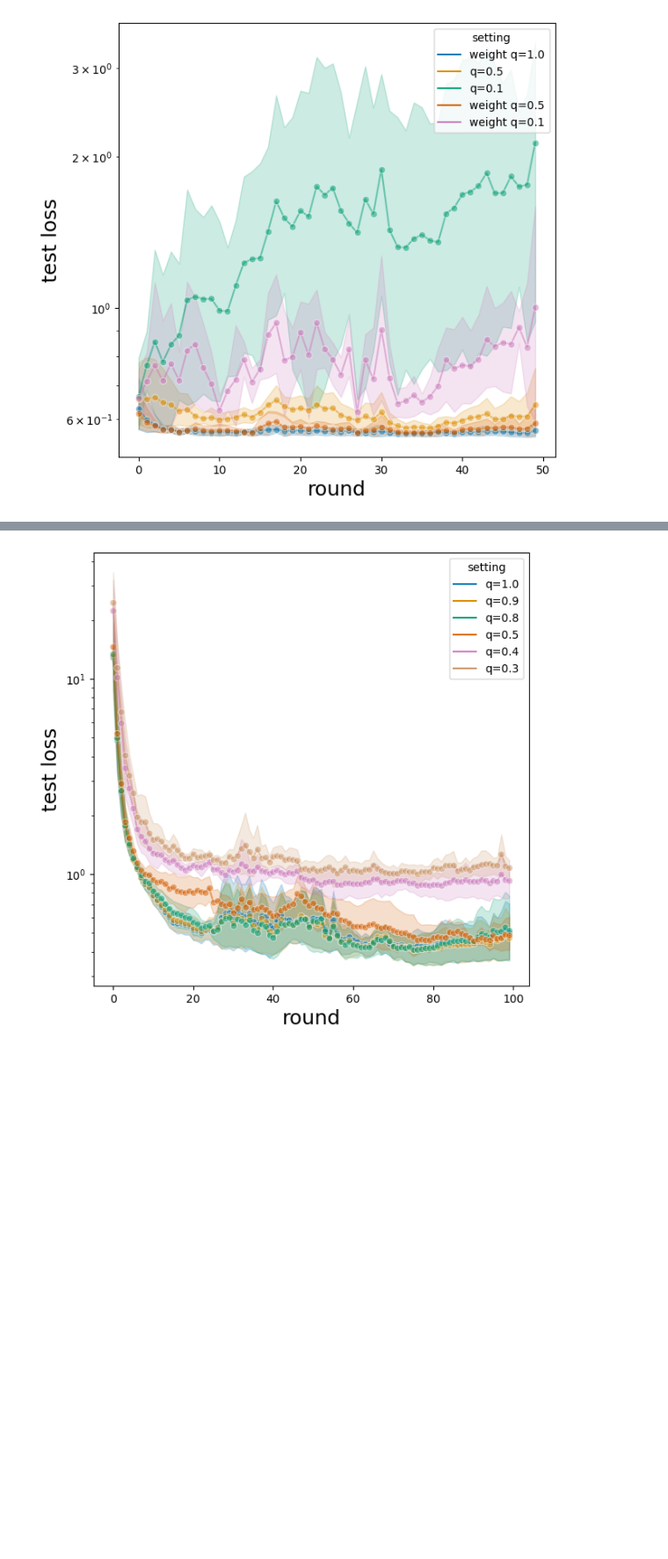
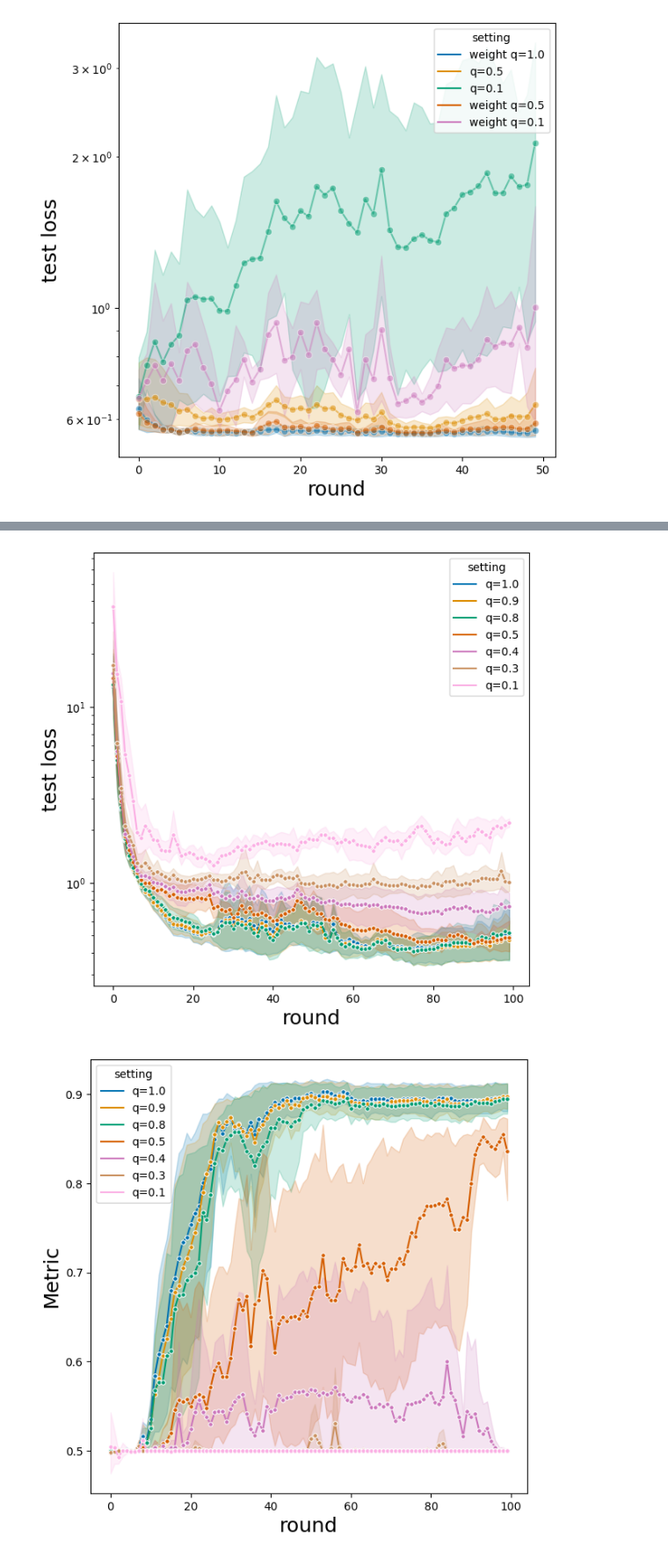
Before and after one commit to FumiyukiKato/uldp-fl, a Jupyter notebook: exp/exp_results.ipynb, the cells around one changed output, grey strips where cells are left out. Shown at 88% size. Drawn from its saved outputs; the diff is of its cells as text; code cells hidden in the pictures; blank space fills up the shorter version.

```diff
--- a/exp/exp_results.ipynb
+++ b/exp/exp_results.ipynb
@@ -998,7 +1050,7 @@ Namespace(seed=0, gpu_id=1, silo_id=None, dataset_name='mnist', model_name='cnn'
 # %%
 # Creditcard sampling
 
-setting_map = {0: "q=1.0", 1: "q=0.9", 2: "q=0.8", 3: "q=0.5", 4: "q=0.4", 5: "q=0.3"}
+setting_map = {0: "q=1.0", 1: "q=0.9", 2: "q=0.8", 3: "q=0.5", 4: "q=0.4", 5: "q=0.3", 6: "q=0.1"}
 
 # .197で実行中
 
@@ -1009,11 +1061,14 @@ file_paths = [
     "/Users/fumiyuki/research/AcSilo/acsilo/exp/results/d9a12dc021/sim-20230714182326-results.json",
     "/Users/fumiyuki/research/AcSilo/acsilo/exp/results/457af4c180/sim-20230715053649-results.json",
     "/Users/fumiyuki/research/AcSilo/acsilo/exp/results/aa04339fa5/sim-20230715123901-results.json",
-    "/Users/fumiyuki/research/AcSilo/acsilo/exp/results/9071d40e67/sim-20230716180706-results.json",
-    "/Users/fumiyuki/research/AcSilo/acsilo/exp/results/7d4fd293c3/sim-20230716210653-results.json",
+    "/Users/fumiyuki/research/AcSilo/acsilo/exp/results/9071d40e67/sim-20230722101417-results.json",
+    "/Users/fumiyuki/research/AcSilo/acsilo/exp/results/7d4fd293c3/sim-20230722101859-results.json",
+    "/Users/fumiyuki/research/AcSilo/acsilo/exp/results/1343fa721e/sim-20230722043140-results.json",
 ]
 
 plot_multiple_losses(file_paths, setting_map)
+plot_multiple_metrics(file_paths, setting_map)
+plot_multiple_epsilons(file_paths, setting_map)
 # %% [output]
 Namespace(seed=0, gpu_id=None, silo_id=None, dataset_name='creditcard', model_name='cnn', n_users=1000, n_silos=5, user_dist='zipf', silo_dist='zipf', user_alpha=1.0, silo_alpha=1.5, n_labels=1, typic ...
 Namespace(seed=0, gpu_id=None, silo_id=None, dataset_name='creditcard', model_name='cnn', n_users=1000, n_silos=5, user_dist='zipf', silo_dist='zipf', user_alpha=1.0, silo_alpha=1.5, n_labels=1, typic ...
@@ -1024 +1090,2 @@ Namespace(seed=0, gpu_id=None, silo_id=None, dataset_name='creditcard', model_na
-[figure, old version]
+[figure, new version]
+[figure, added]
```
Also changed, not shown: parts of 6 cells of this notebook, 10 other files.
